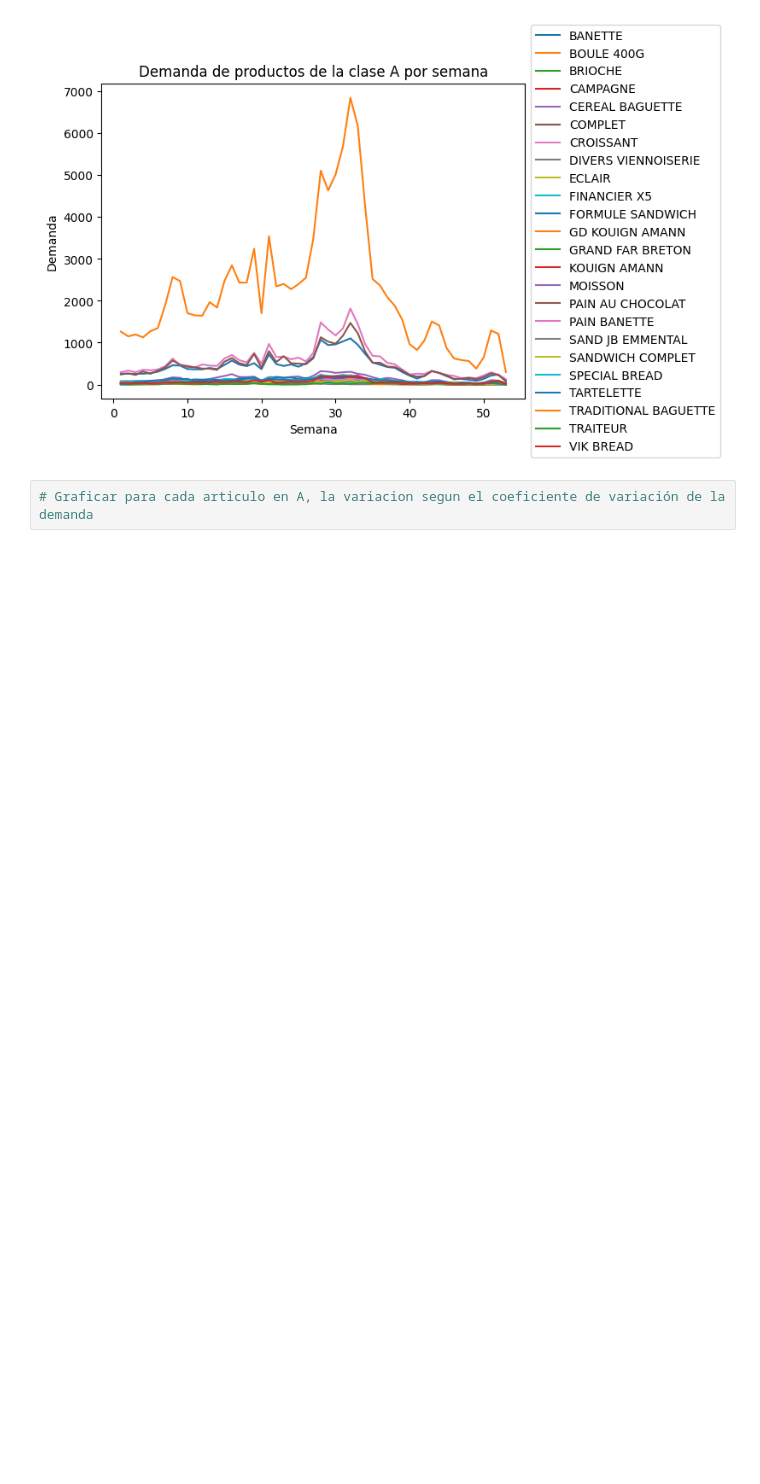
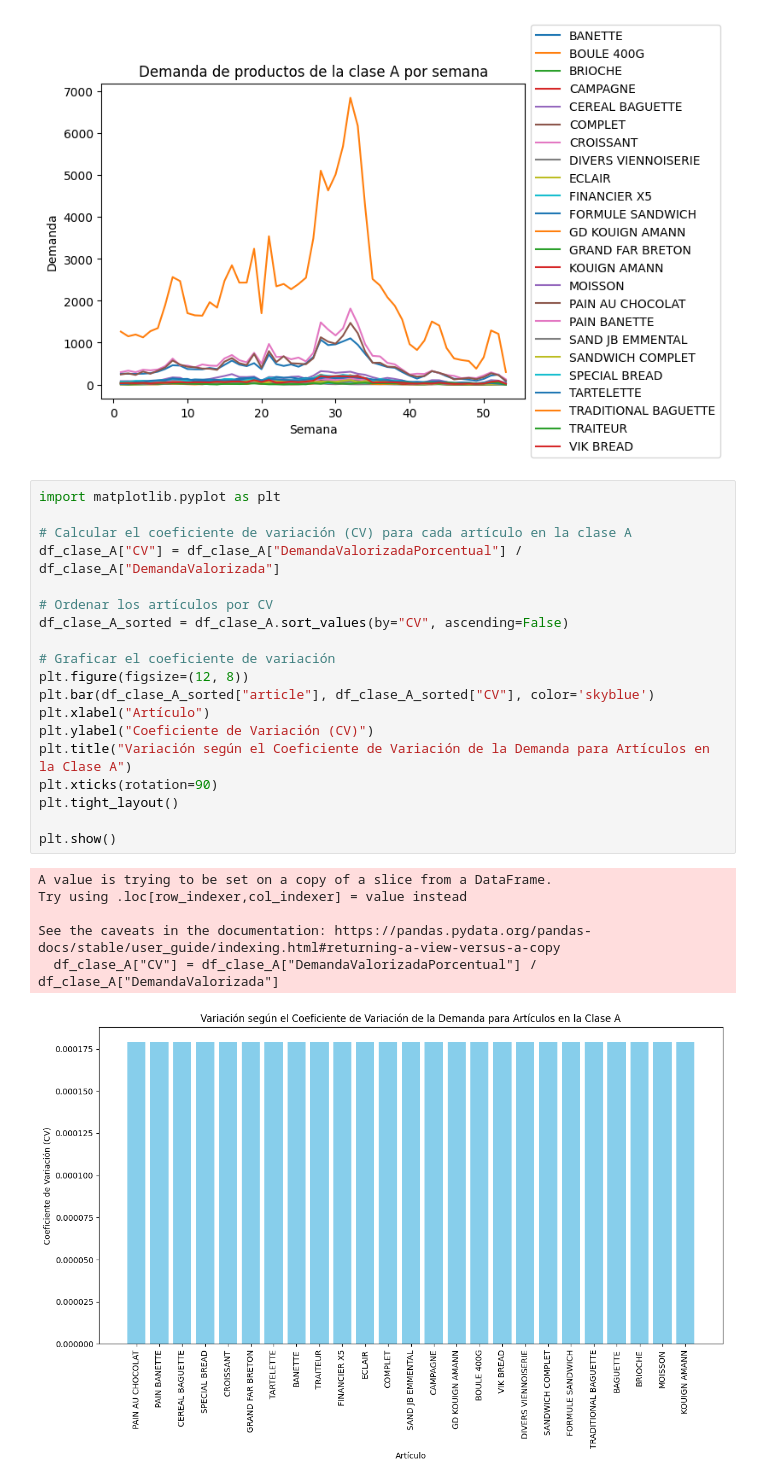
Before and after one commit to enzo418/io-abc-xyz, a Jupyter notebook: notebooks/notebook (3).ipynb, the cells around one changed output. Drawn from its saved outputs; the diff is of its cells as text; blank space fills up the shorter version.

```diff
--- a/notebooks/notebook (3).ipynb
+++ b/notebooks/notebook (3).ipynb
@@ -371,5 +371,29 @@ plt.legend(loc='center left', bbox_to_anchor=(1, 0.5))
 plt.show()
 # %% [output]
 [figure]
-# %%
-# Graficar para cada articulo en A, la variacion segun el coeficiente de variación de la demanda
+# %%
+import matplotlib.pyplot as plt
+
+# Calcular el coeficiente de variación (CV) para cada artículo en la clase A
+df_clase_A["CV"] = df_clase_A["DemandaValorizadaPorcentual"] / df_clase_A["DemandaValorizada"]
+
+# Ordenar los artículos por CV
+df_clase_A_sorted = df_clase_A.sort_values(by="CV", ascending=False)
+
+# Graficar el coeficiente de variación
+plt.figure(figsize=(12, 8))
+plt.bar(df_clase_A_sorted["article"], df_clase_A_sorted["CV"], color='skyblue')
+plt.xlabel("Artículo")
+plt.ylabel("Coeficiente de Variación (CV)")
+plt.title("Variación según el Coeficiente de Variación de la Demanda para Artículos en la Clase A")
+plt.xticks(rotation=90)
+plt.tight_layout()
+
+plt.show()
+# %% [output]
+A value is trying to be set on a copy of a slice from a DataFrame.
+Try using .loc[row_indexer,col_indexer] = value instead
+
+See the caveats in the documentation: https://pandas.pydata.org/pandas-docs/stable/user_guide/indexing.html#returning-a-view-versus-a-copy
+  df_clase_A["CV"] = df_clase_A["DemandaValorizadaPorcentual"] / df_clase_A["DemandaValorizada"]
+[figure, added]
```
Also changed, not shown: 11 other files.
